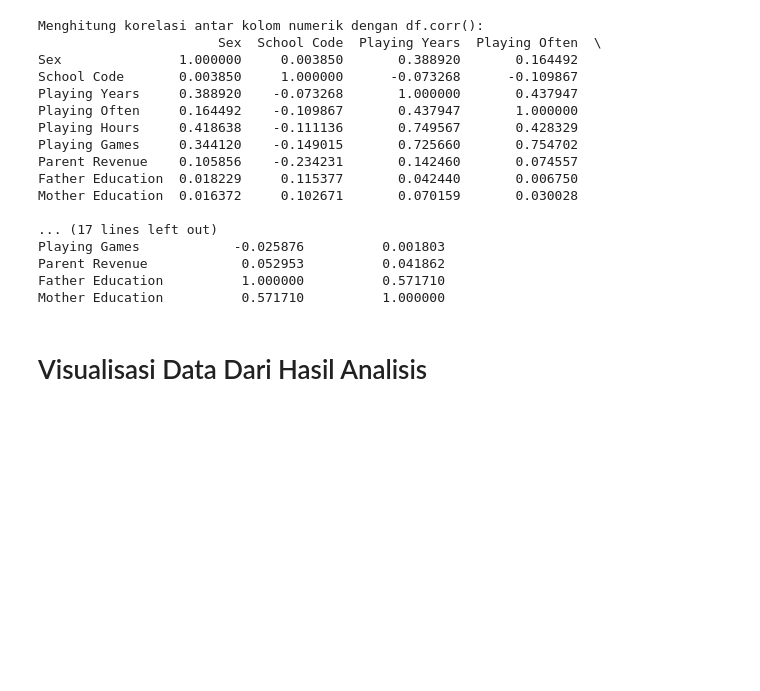
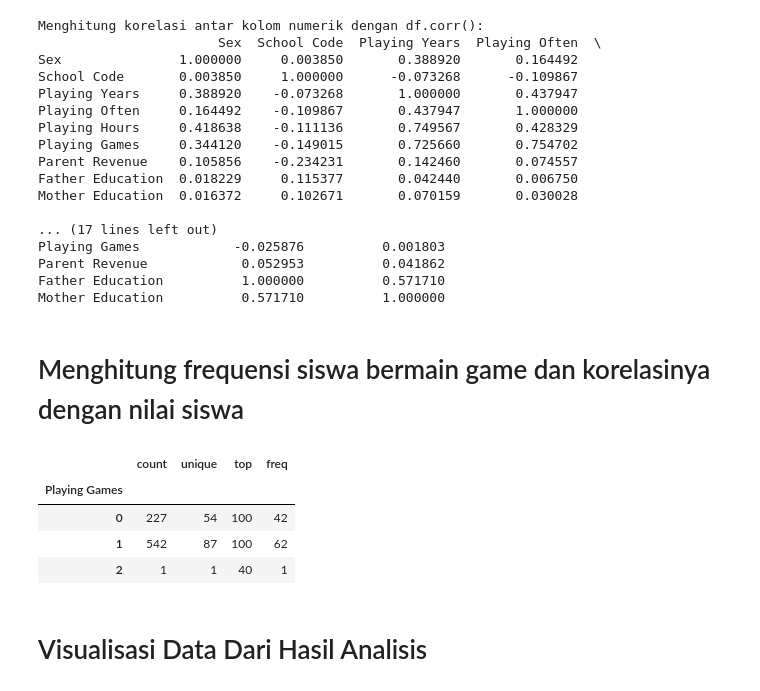
Before and after one commit to novaRasyadina/PROJECT_AVD_Nova-Rasyadina, a Jupyter notebook: AVD_Nova_Rasyadina_2409116092.ipynb, the cells around one changed output. Saved outputs shown, nothing was run; the diff lists cells and outputs as text; code cells hidden in the pictures; blank space fills up the shorter version.

```diff
--- a/AVD_Nova_Rasyadina_2409116092.ipynb
+++ b/AVD_Nova_Rasyadina_2409116092.ipynb
@@ -191,6 +191,16 @@ Playing Games            -0.025876          0.001803
 Parent Revenue            0.052953          0.041862
 Father Education          1.000000          0.571710
 Mother Education          0.571710          1.000000
+# %% [markdown]
+# Menghitung frequensi siswa bermain game dan korelasinya dengan nilai siswa
+# %%
+df.groupby("Playing Games")["Grade"].describe()
+# %% [output]
+|  | count | unique | top | freq |
+| Playing Games |  |  |  |  |
+| 0 | 227 | 54 | 100 | 42 |
+| 1 | 542 | 87 | 100 | 62 |
+| 2 | 1 | 1 | 40 | 1 |
 # %% [markdown]
 # Visualisasi Data Dari Hasil Analisis
 # %%
```
